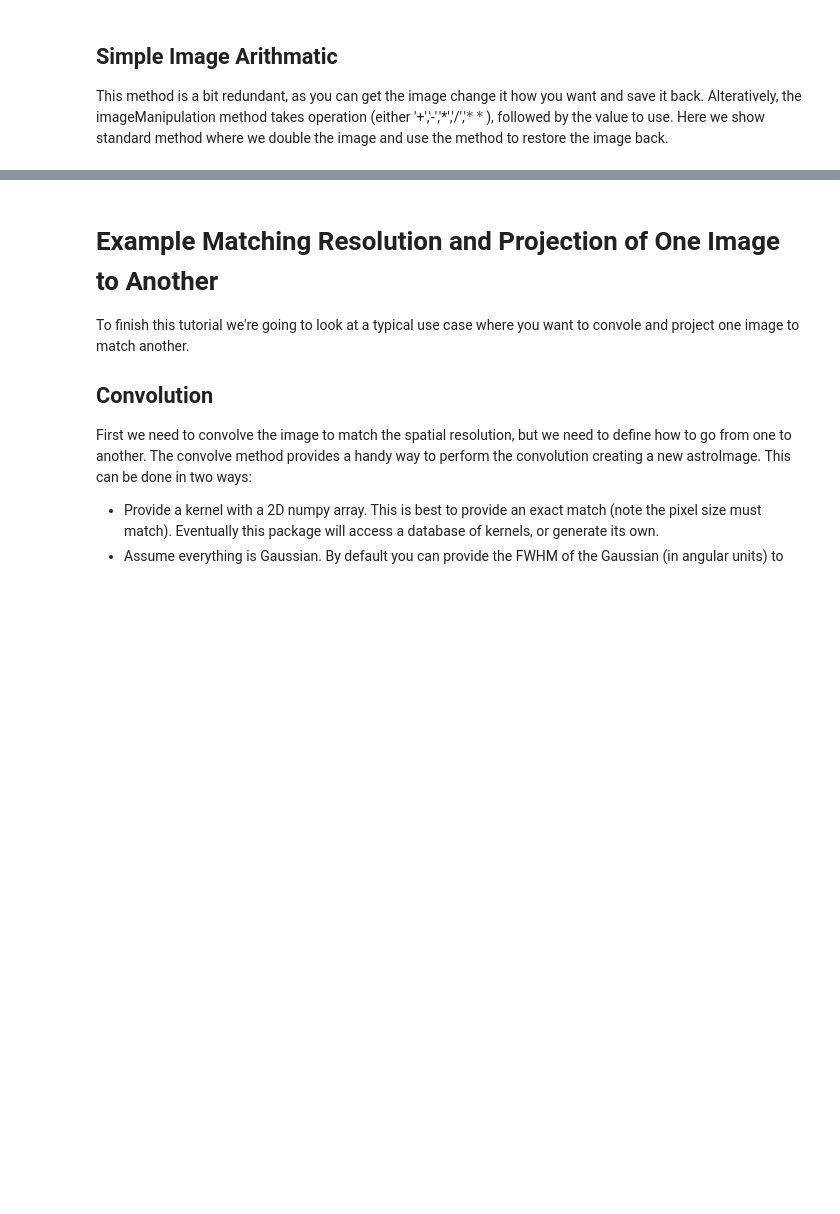
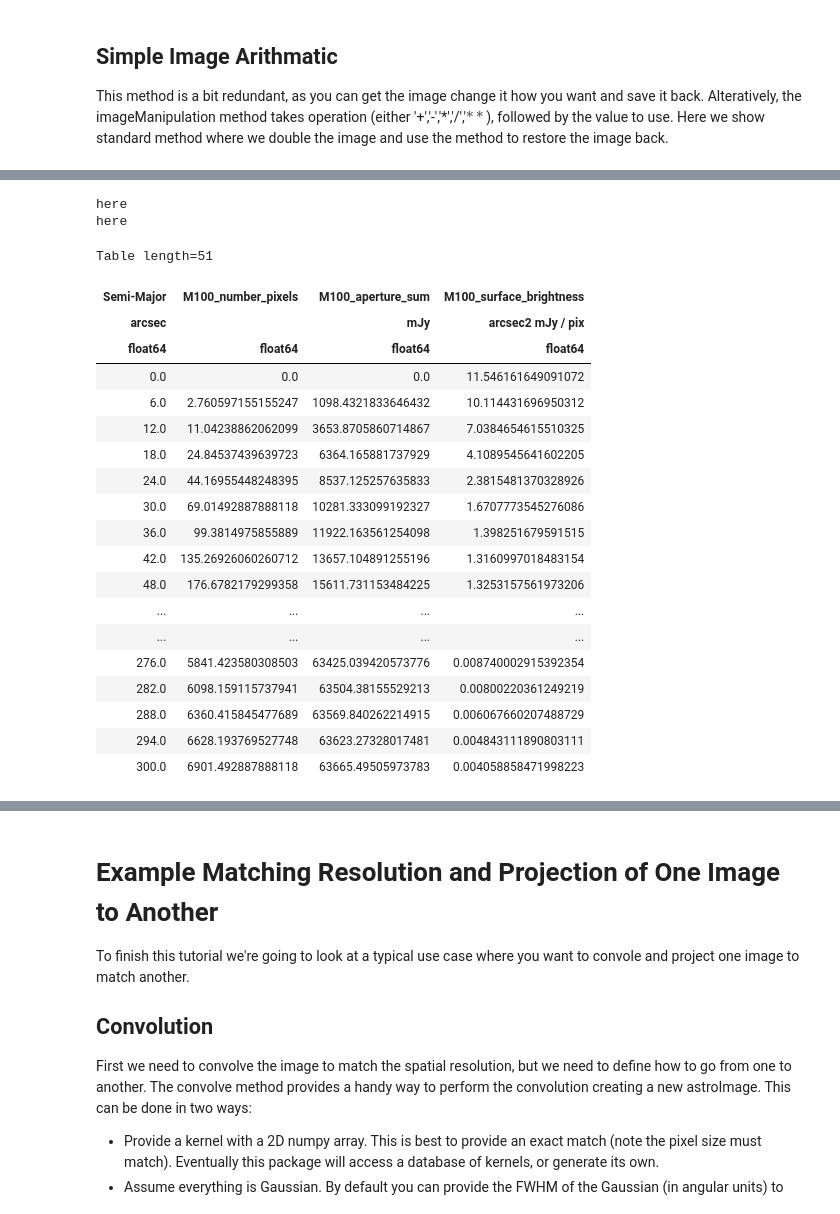
Before and after one commit to mwls/astroIm, a Jupyter notebook: Notebooks/AstroImage Tutorial.ipynb, the cells around one changed output, grey strips where cells are left out. Cells and saved outputs as stored; diff of their text form; code cells hidden in the pictures; blank space fills up the shorter version.

```diff
--- a/Notebooks/AstroImage Tutorial.ipynb
+++ b/Notebooks/AstroImage Tutorial.ipynb
@@ -347,0 +378,29 @@ print(f"Rectangle Flux: {recFlux/1000.0:.1f} Jy  ({recNpix} Pixels)")
+# %%
+# import numpy
+import numpy as np
+
+radialProfile = fitsImage.ellipticalAperture(centreM100, multiRadius=True, major=np.arange(0,306.0,6.0)*u.arcsec, axisRatio=0.85, PA=30.0*u.deg, localBackSubtract={'inner':5.0*u.arcmin, 'outer':6.0*u.arcmin, "outerCircle":True}, names='M100')
+radialProfile
+# %% [output]
+here
+here
+Table length=51
+| Semi-Major | M100_number_pixels | M100_aperture_sum | M100_surface_brightness |
+| arcsec |  | mJy | arcsec2 mJy / pix |
+| float64 | float64 | float64 | float64 |
+| 0.0 | 0.0 | 0.0 | 11.546161649091072 |
+| 6.0 | 2.760597155155247 | 1098.4321833646432 | 10.114431696950312 |
+| 12.0 | 11.04238862062099 | 3653.8705860714867 | 7.0384654615510325 |
+| 18.0 | 24.84537439639723 | 6364.165881737929 | 4.1089545641602205 |
+| 24.0 | 44.16955448248395 | 8537.125257635833 | 2.3815481370328926 |
+| 30.0 | 69.01492887888118 | 10281.333099192327 | 1.6707773545276086 |
+| 36.0 | 99.3814975855889 | 11922.163561254098 | 1.398251679591515 |
+| 42.0 | 135.26926060260712 | 13657.104891255196 | 1.3160997018483154 |
+| 48.0 | 176.6782179299358 | 15611.731153484225 | 1.3253157561973206 |
+| ... | ... | ... | ... |
+| ... | ... | ... | ... |
+| 276.0 | 5841.423580308503 | 63425.039420573776 | 0.008740002915392354 |
+| 282.0 | 6098.159115737941 | 63504.38155529213 | 0.00800220361249219 |
+| 288.0 | 6360.415845477689 | 63569.840262214915 | 0.006067660207488729 |
+| 294.0 | 6628.193769527748 | 63623.27328017481 | 0.004843111890803111 |
+| 300.0 | 6901.492887888118 | 63665.49505973783 | 0.004058858471998223 |
```
Also changed, not shown: parts of 68 cells of this notebook, 1 other file.
